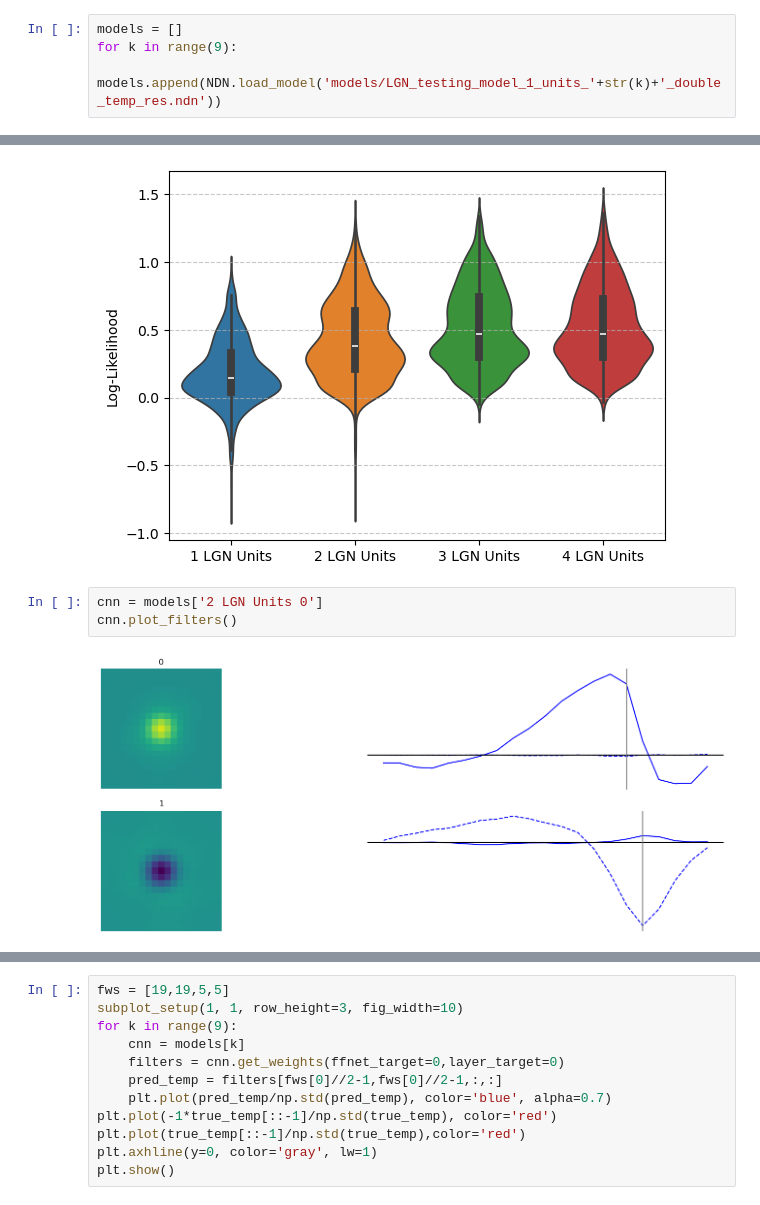
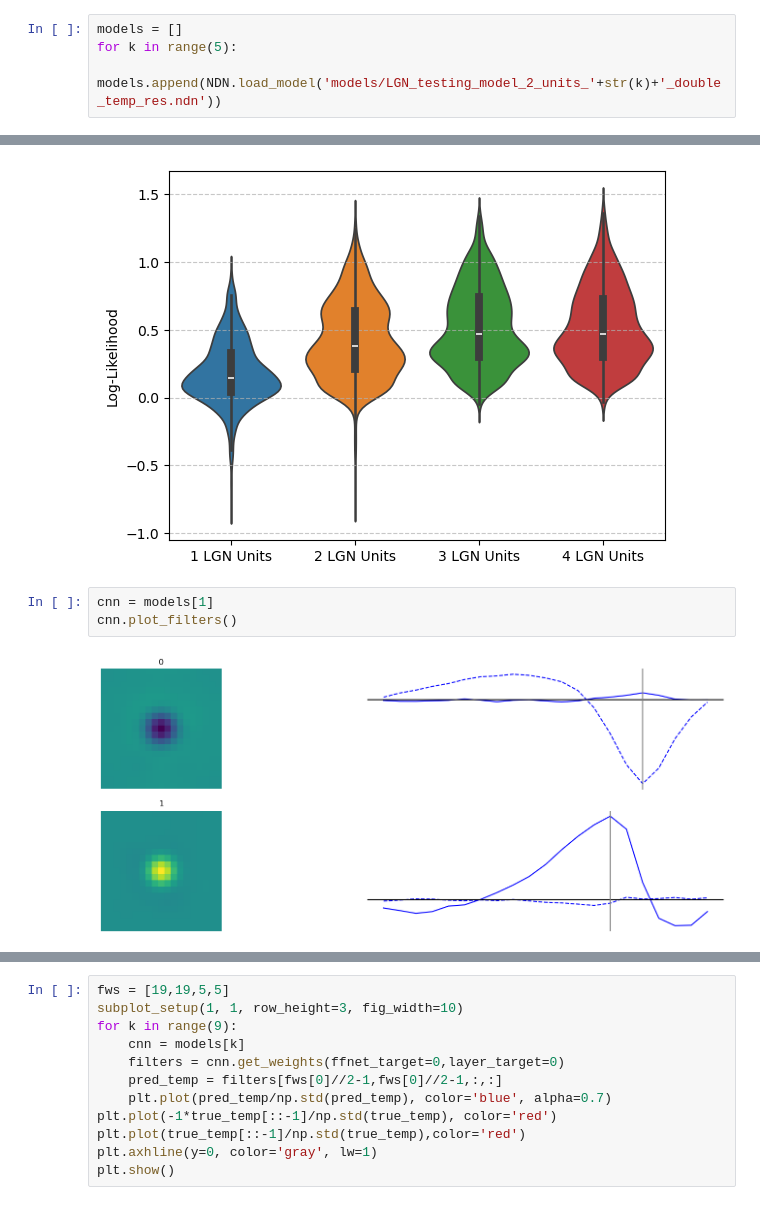
Before and after one commit to IsabelF98/Cloud_SynthData_Proj, a Jupyter notebook: LGN_units.ipynb, the cells around one changed output, grey strips where cells are left out. Cells and saved outputs as stored; diff of their text form.

```diff
--- a/LGN_units.ipynb
+++ b/LGN_units.ipynb
@@ -265,7 +265,7 @@ np.mean(LL_dict['2 LGN Units'])
 ## Load Models
 # %%
 models = []
-for k in range(9):
-    models.append(NDN.load_model('models/LGN_testing_model_1_units_'+str(k)+'_double_temp_res.ndn'))
+for k in range(5):
+    models.append(NDN.load_model('models/LGN_testing_model_2_units_'+str(k)+'_double_temp_res.ndn'))
 # %%
 LL_dict = {}
@@ -289,8 +296,8 @@ plt.ylabel('Log-Likelihood')
 Text(0, 0.5, 'Log-Likelihood')
 [figure]
 # %%
-cnn = models['2 LGN Units 0']
+cnn = models[1]
 cnn.plot_filters()
 # %% [output]
-[figure, old version]
+[figure, new version]
 # %%
```
Also changed, not shown: parts of 8 cells of this notebook, 1 other file.
